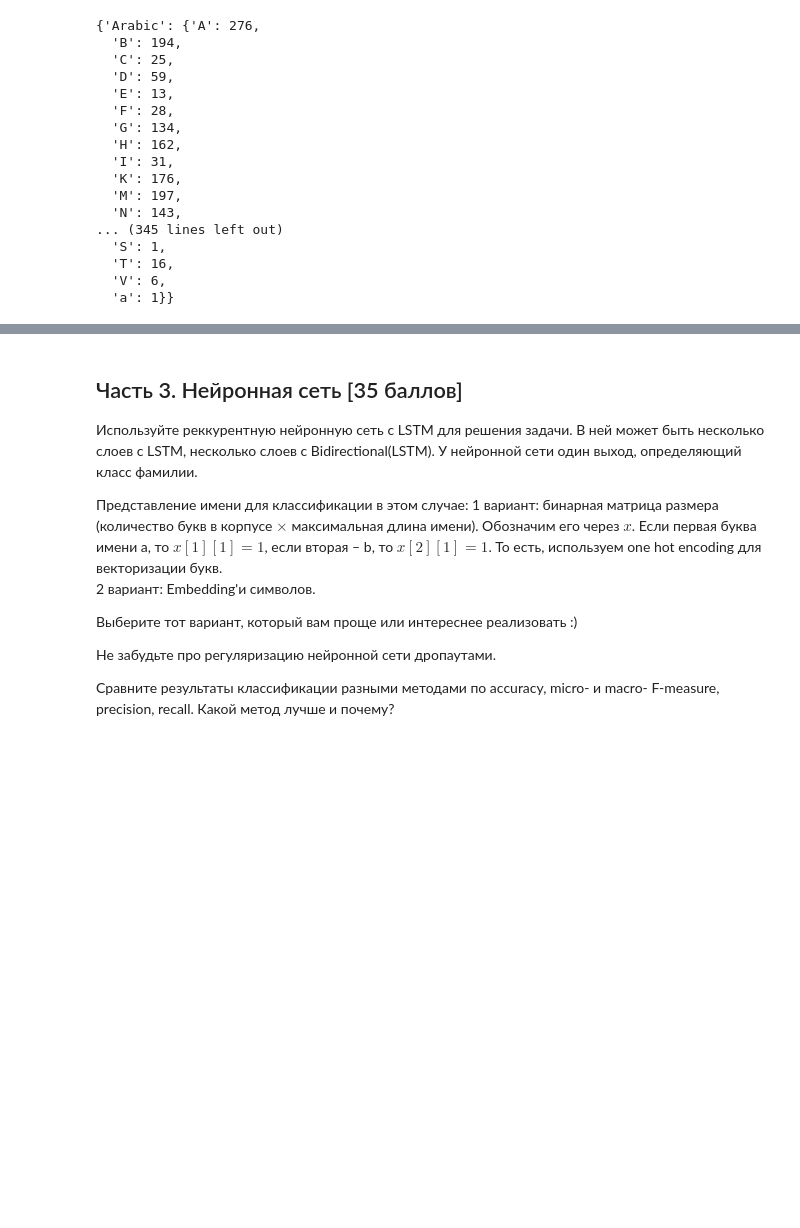
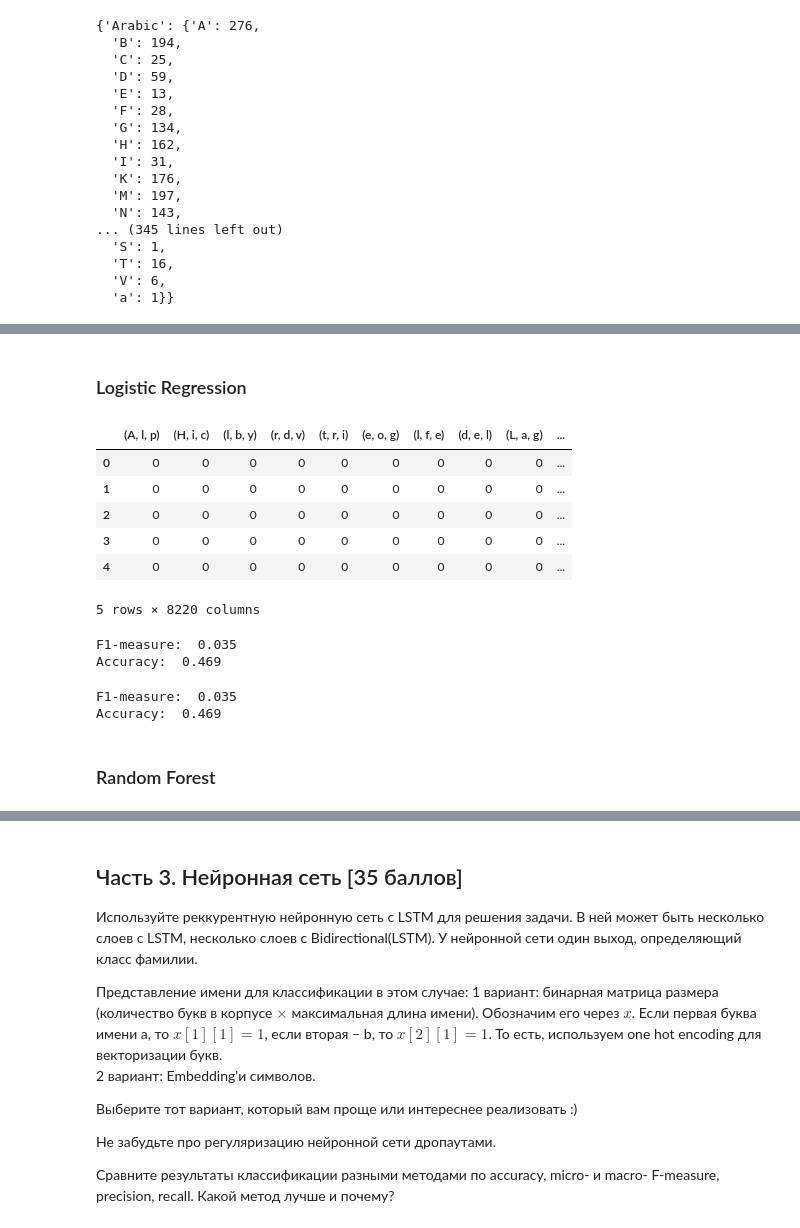
Before and after one commit to AlexSolodov/DS3-DZ, a Jupyter notebook: 5.3/HW2_names_classification_generation.ipynb, the cells around one changed output, grey strips where cells are left out. Saved outputs shown, nothing was run; the diff lists cells and outputs as text; code cells hidden in the pictures; blank space fills up the shorter version.

```diff
--- a/5.3/HW2_names_classification_generation.ipynb
+++ b/5.3/HW2_names_classification_generation.ipynb
@@ -257,0 +429,4 @@ KeyError: "['J' 'o'] not in index"
+# %%
+#Заполняем нулями тестовую матрицу
+for name in tqdm(names):
+    dftest3[name]=dftest3.fillna(0, inplace=True)
@@ -257,0 +445,8 @@ KeyError: "['J' 'o'] not in index"
+# %%
+#Заполняем 1 поля на пересечении фамилии и входящей в ее состав n-граммы в тестовой выборке
+for cat in tqdm(all_categories):
+    family = test_ng[cat]
+    for f in family:
+        ngs=family[f]
+        for ng in ngs:
+            dftest3.loc[(dftest3['Language'] == cat) & (dftest3['Family'] == family), ng] = 1
@@ -257,0 +468,19 @@ KeyError: "['J' 'o'] not in index"
+# %%
+dftrain3.drop('Language', axis=1, inplace=True)
+dftest3.drop('Language', axis=1, inplace=True)
+dftrain3.drop('Family', axis=1, inplace=True)
+dftest3.drop('Family', axis=1, inplace=True)
+dftrain3.drop(('a', 'v', 'n'), axis=1, inplace=True)
+dftest3.drop(('a', 'v', 'n'), axis=1, inplace=True)
+# %% [markdown]
+### Logistic Regression
+# %%
+dftest3.head()
+# %% [output]
+|  | (A, l, p) | (H, i, c) | (l, b, y) | (r, d, v) | (t, r, i) | (e, o, g) | (l, f, e) | (d, e, l) | (L, a, g) | ... |
+| 0 | 0 | 0 | 0 | 0 | 0 | 0 | 0 | 0 | 0 | ... |
+| 1 | 0 | 0 | 0 | 0 | 0 | 0 | 0 | 0 | 0 | ... |
+| 2 | 0 | 0 | 0 | 0 | 0 | 0 | 0 | 0 | 0 | ... |
+| 3 | 0 | 0 | 0 | 0 | 0 | 0 | 0 | 0 | 0 | ... |
+| 4 | 0 | 0 | 0 | 0 | 0 | 0 | 0 | 0 | 0 | ... |
+5 rows × 8220 columns
@@ -257,0 +492,14 @@ KeyError: "['J' 'o'] not in index"
+# %%
+print("F1-measure: {0:6.3f}".format(f1_score(Y_train, y_pred_l, average='macro')))
+print("Accuracy: {0:6.3f}".format(accuracy_score(Y_train, y_pred_l)))
+# %% [output]
+F1-measure:  0.035
+Accuracy:  0.469
+# %%
+print("F1-measure: {0:6.3f}".format(f1_score(Y_test, y_t_pred_l, average='macro')))
+print("Accuracy: {0:6.3f}".format(accuracy_score(Y_test, y_t_pred_l)))
+# %% [output]
+F1-measure:  0.035
+Accuracy:  0.469
+# %% [markdown]
+### Random Forest
```
Also changed, not shown: parts of 79 cells of this notebook.
